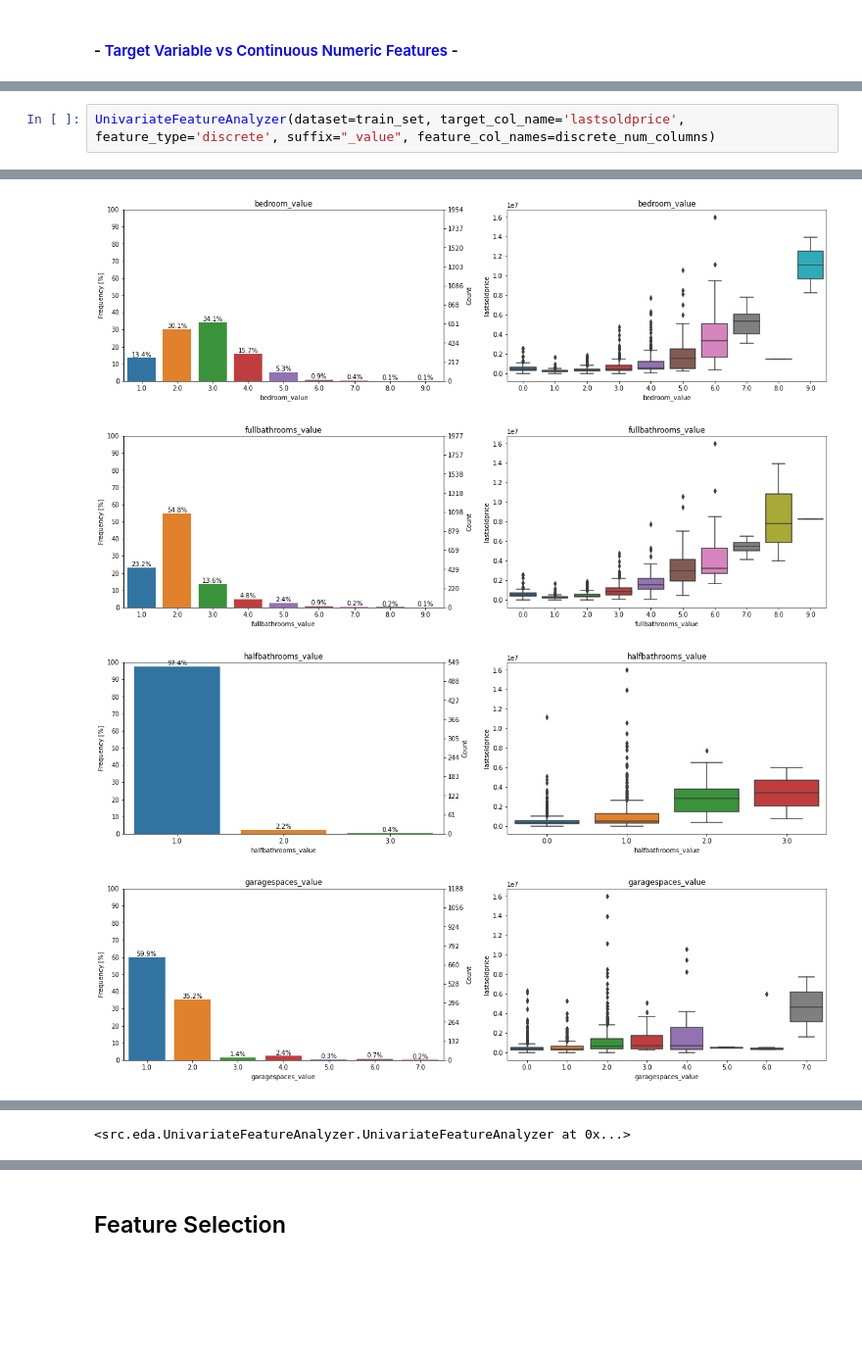
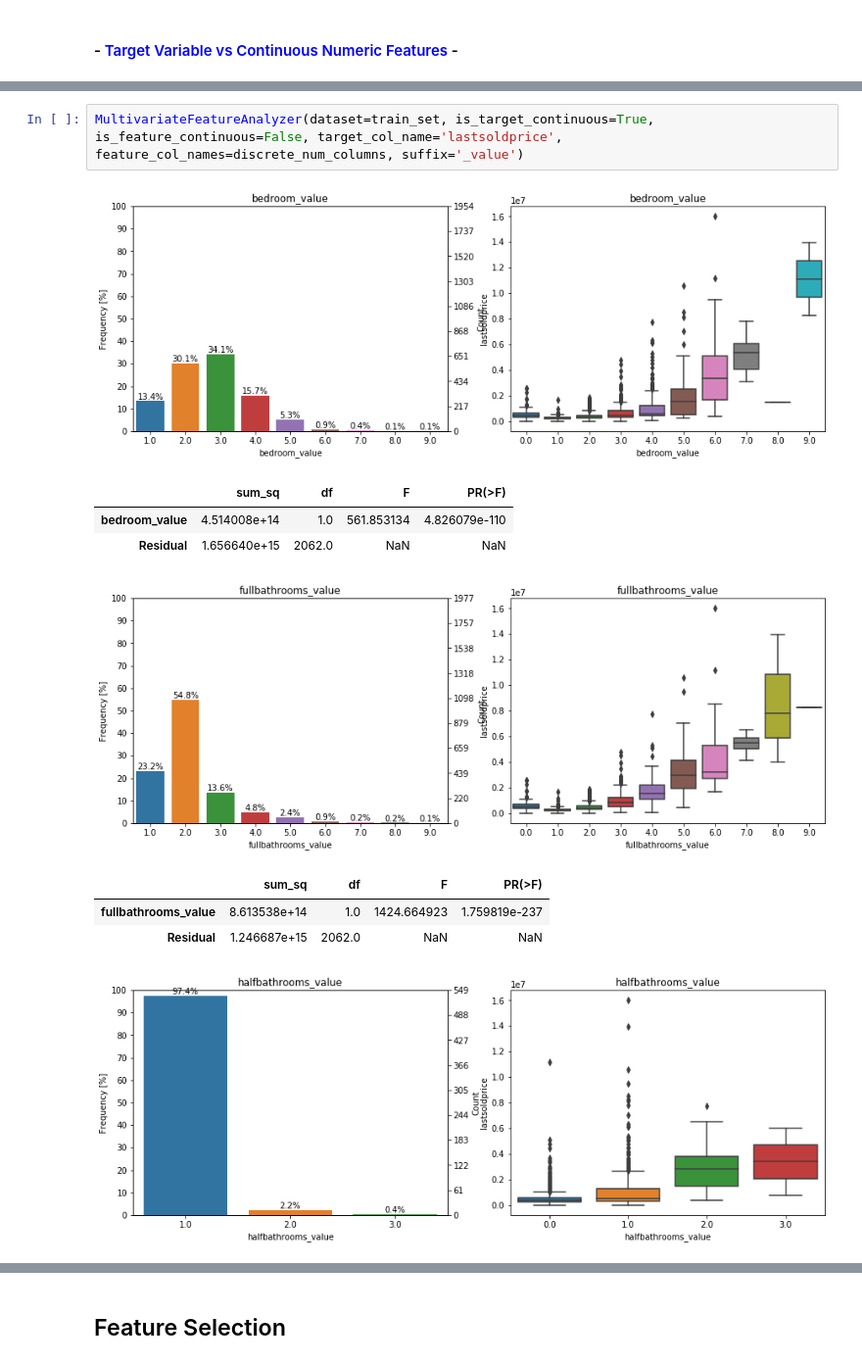
Before and after one commit to dangoML/DeepREI, a Jupyter notebook: Model/notebooks/DeepREI_EDA.ipynb, the cells around one changed output, grey strips where cells are left out. Shown at 98% size. Cells and saved outputs as stored; diff of their text form; blank space fills up the shorter version.

Commit message:
Added Anova test for Discrete Numeric features

```diff
--- a/Model/notebooks/DeepREI_EDA.ipynb
+++ b/Model/notebooks/DeepREI_EDA.ipynb
@@ -217,3 +218,12 @@ MultivariateFeatureAnalyzer(dataset=train_set, is_target_continuous=True, is_fea
 # %%
-UnivariateFeatureAnalyzer(dataset=train_set, target_col_name='lastsoldprice', feature_type='discrete', suffix="_value", feature_col_names=discrete_num_columns)
+MultivariateFeatureAnalyzer(dataset=train_set, is_target_continuous=True, is_feature_continuous=False, target_col_name='lastsoldprice', feature_col_names=discrete_num_columns, suffix='_value')
 # %% [output]
+[figure, new version]
+|  | sum_sq | df | F | PR(>F) |
+| bedroom_value | 4.514008e+14 | 1.0 | 561.853134 | 4.826079e-110 |
+| Residual | 1.656640e+15 | 2062.0 | NaN | NaN |
+[figure, new version]
+|  | sum_sq | df | F | PR(>F) |
+| fullbathrooms_value | 8.613538e+14 | 1.0 | 1424.664923 | 1.759819e-237 |
+| Residual | 1.246687e+15 | 2062.0 | NaN | NaN |
+[figure, new version]
@@ -221,4 +241,0 @@ UnivariateFeatureAnalyzer(dataset=train_set, target_col_name='lastsoldprice', fe
-[figure, old version]
-[figure, old version]
-[figure, old version]
-[figure, old version]
@@ -226,2 +242 @@ UnivariateFeatureAnalyzer(dataset=train_set, target_col_name='lastsoldprice', fe
-<src.eda.UnivariateFeatureAnalyzer.UnivariateFeatureAnalyzer at 0x...>
 # %% [markdown]
```
Also changed, not shown: parts of 12 cells of this notebook, 8 other files.
